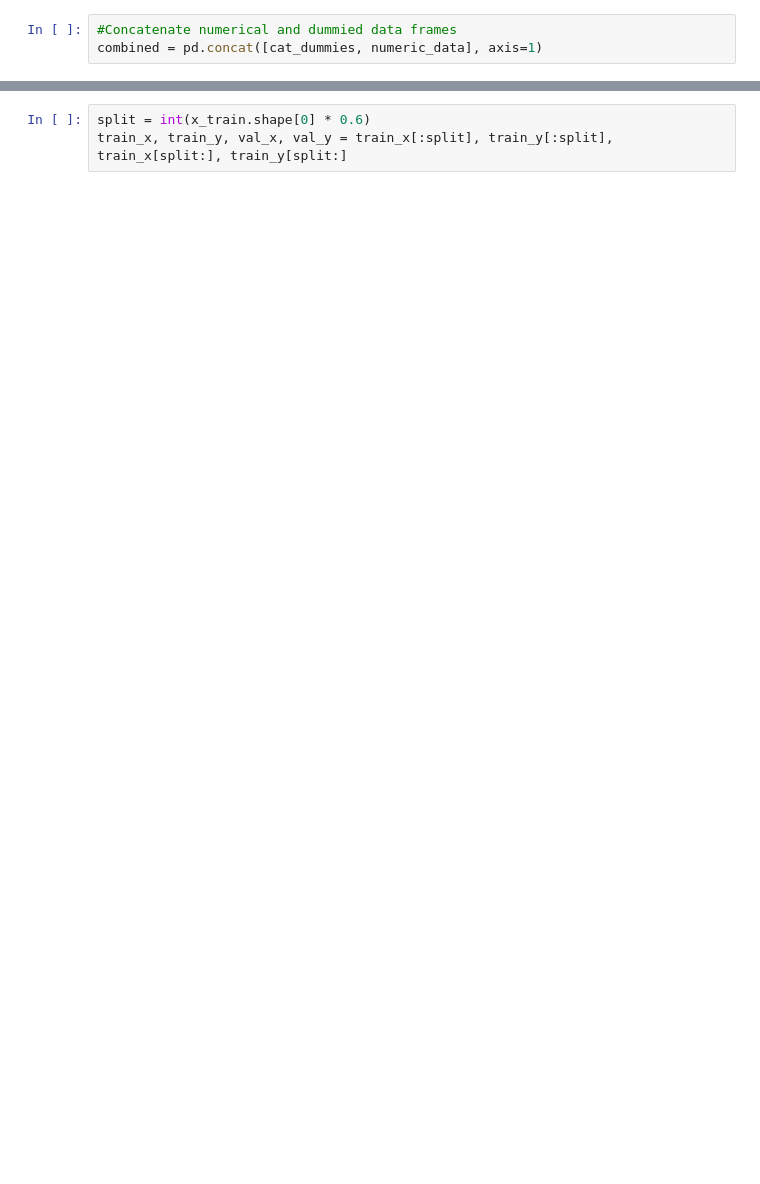
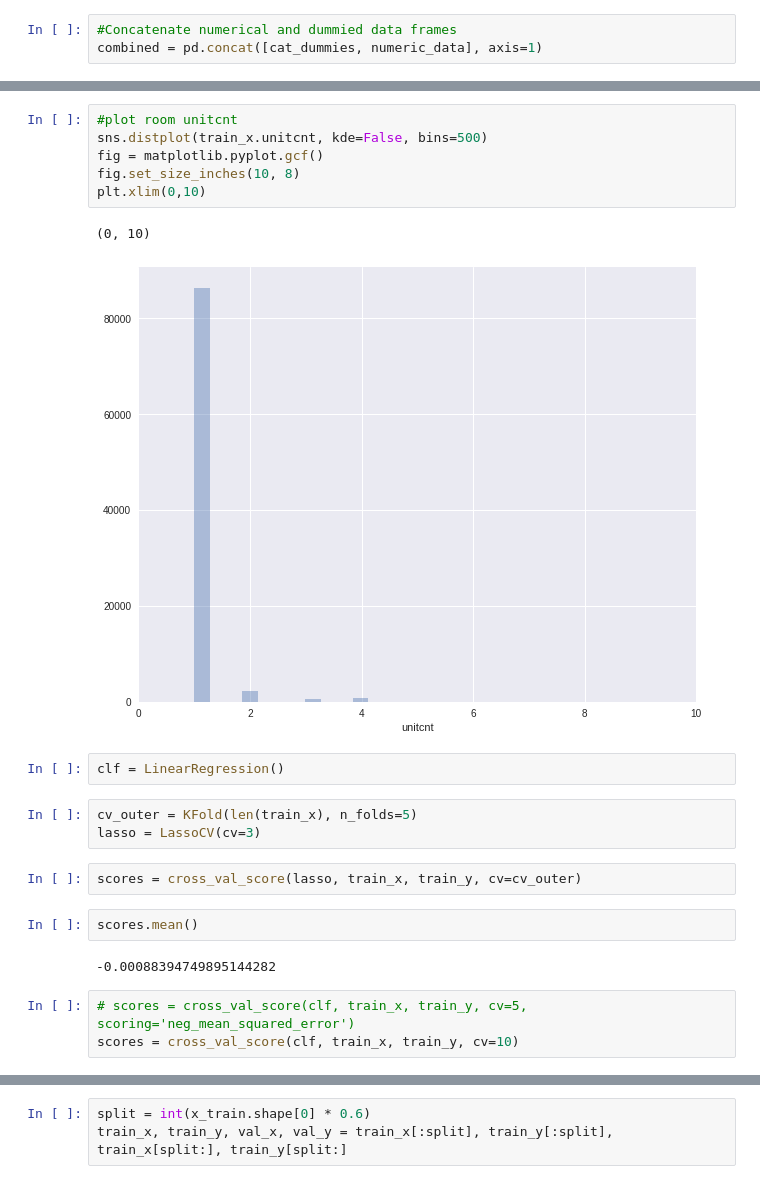
Before and after one commit to pranayaryal/zillow, a Jupyter notebook: zillow.ipynb, the cells around one changed output, grey strips where cells are left out. Cells and saved outputs as stored; diff of their text form; blank space fills up the shorter version.

```diff
--- a/zillow.ipynb
+++ b/zillow.ipynb
@@ -238,0 +200,23 @@ train_x = combined
+# %%
+#plot room unitcnt
+sns.distplot(train_x.unitcnt, kde=False, bins=500)
+fig = matplotlib.pyplot.gcf()
+fig.set_size_inches(10, 8)
+plt.xlim(0,10)
+# %% [output]
+(0, 10)
+[figure, added]
+# %%
+clf = LinearRegression()
+# %%
+cv_outer = KFold(len(train_x), n_folds=5)
+lasso = LassoCV(cv=3)
+# %%
+scores = cross_val_score(lasso, train_x, train_y, cv=cv_outer)
+# %%
+scores.mean()
+# %% [output]
+-0.00088394749895144282
+# %%
+# scores = cross_val_score(clf, train_x, train_y, cv=5, scoring='neg_mean_squared_error')
+scores = cross_val_score(clf, train_x, train_y, cv=10)
```
Also changed, not shown: parts of 63 cells of this notebook.
